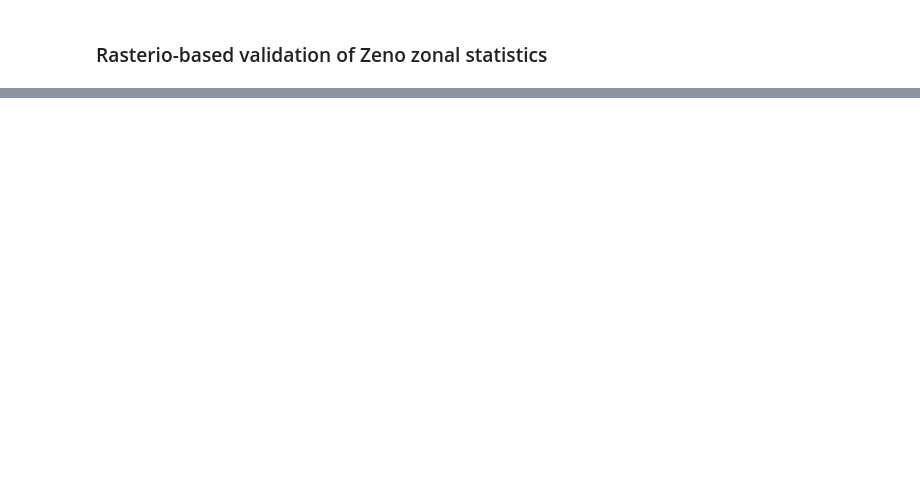
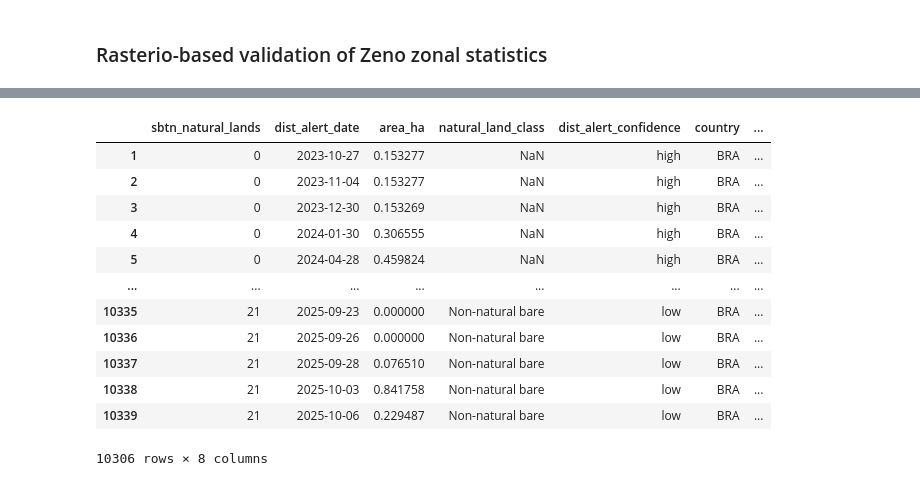
Before and after one commit to wri/project-zeno-data-infra, a Jupyter notebook: notebooks/validate_zonal_stats.ipynb, the cells around one changed output, grey strips where cells are left out. Cells and saved outputs as stored; diff of their text form; code cells hidden in the pictures; blank space fills up the shorter version.

```diff
--- a/notebooks/validate_zonal_stats.ipynb
+++ b/notebooks/validate_zonal_stats.ipynb
@@ -198,0 +697,2 @@ zeno_aoi_df = zeno_df[(zeno_df["country"] == "BRA") & (zeno_df["region"] == 20)]
+# %%
+contextual_layer = NATURAL_LANDS
@@ -198,0 +730,24 @@ zeno_aoi_df = zeno_df[(zeno_df["country"] == "BRA") & (zeno_df["region"] == 20)]
+# %%
+# Extract confidence levels and julian dates as separate arrays
+dist_confidence_levels = dist_alerts // 10000
+dist_high_conf = np.where(dist_confidence_levels == 3, 1, 0)
+dist_low_conf = np.where(dist_confidence_levels == 2, 1, 0)
+
+# Extract Julian date (remaining digits)
+dist_julian_date = dist_alerts % 10000
+
+# create geometry_mask to mask dist alerts by aoi geometry
+aoi_mask = geometry_mask(
+    [aoi.geometry], invert=True, transform=win_affine, out_shape=dist_alerts.shape
+)
+
+# dist_alert_confidence level maskings
+# anything outside the AOI becomes zero
+dist_high_conf_aoi = aoi_mask * dist_high_conf * pixel_area_ha
+dist_low_conf_aoi = aoi_mask * dist_low_conf * pixel_area_ha
+dist_julian_date_aoi = aoi_mask * dist_julian_date
+
+# flatten arrays to format for results dataframe
+high_conf_flat = dist_high_conf_aoi.flatten()
+low_conf_flat = dist_low_conf_aoi.flatten()
+julian_date_flat = dist_julian_date_aoi.flatten()
@@ -198,0 +795,32 @@ zeno_aoi_df = zeno_df[(zeno_df["country"] == "BRA") & (zeno_df["region"] == 20)]
+# %%
+# concatenate dist_alert_confidence dfs into one validation df
+results = pd.concat([high_conf_results, low_conf_results], ignore_index=True)
+
+# drop rows where dist_alert_date is zero
+results = results[results["dist_alert_date"] != 0]
+
+results.rename(columns={"confidence": "dist_alert_confidence"}, inplace=True)
+results["dist_alert_date"] = results.sort_values(
+    by="dist_alert_date"
+).dist_alert_date.apply(lambda x: date(2020, 12, 31) + relativedelta(days=x))
+results["country"] = results["country"].apply(
+    lambda x: numeric_to_alpha3.get(x, None)
+)
+
+result_df = pd.DataFrame(results)
+# %%
+result_df
+# %% [output]
+|  | sbtn_natural_lands | dist_alert_date | area_ha | natural_land_class | dist_alert_confidence | country | ... |
+| 1 | 0 | 2023-10-27 | 0.153277 | NaN | high | BRA | ... |
+| 2 | 0 | 2023-11-04 | 0.153277 | NaN | high | BRA | ... |
+| 3 | 0 | 2023-12-30 | 0.153269 | NaN | high | BRA | ... |
+| 4 | 0 | 2024-01-30 | 0.306555 | NaN | high | BRA | ... |
+| 5 | 0 | 2024-04-28 | 0.459824 | NaN | high | BRA | ... |
+| ... | ... | ... | ... | ... | ... | ... | ... |
+| 10335 | 21 | 2025-09-23 | 0.000000 | Non-natural bare | low | BRA | ... |
+| 10336 | 21 | 2025-09-26 | 0.000000 | Non-natural bare | low | BRA | ... |
+| 10337 | 21 | 2025-09-28 | 0.076510 | Non-natural bare | low | BRA | ... |
+| 10338 | 21 | 2025-10-03 | 0.841758 | Non-natural bare | low | BRA | ... |
+| 10339 | 21 | 2025-10-06 | 0.229487 | Non-natural bare | low | BRA | ... |
+10306 rows × 8 columns
```
Also changed, not shown: parts of 33 cells of this notebook, 2 other files.
